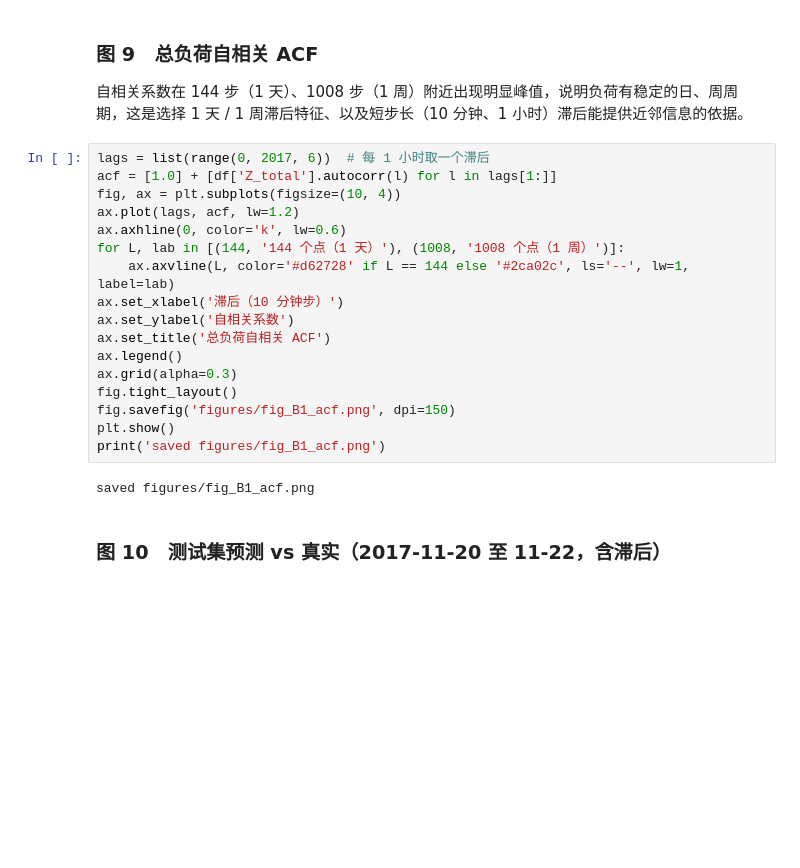
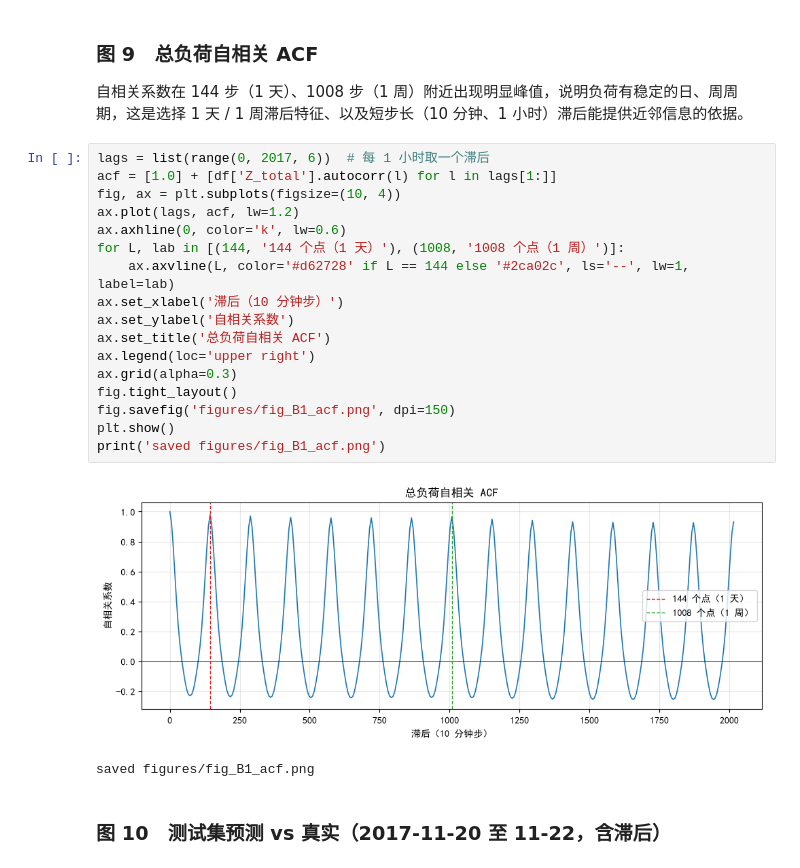
Before and after one commit to zstsyj/City_load, a Jupyter notebook: 02_model.ipynb, the cells around one changed output. Cells and saved outputs as stored; diff of their text form; blank space fills up the shorter version.

```diff
--- a/02_model.ipynb
+++ b/02_model.ipynb
@@ -172,21 +172,22 @@ _print_aligned(disp, right=('RMSE', 'MAE', 'R²', '相对RMSE'))
 # %%
 lags = list(range(0, 2017, 6))  # 每 1 小时取一个滞后
 acf = [1.0] + [df['Z_total'].autocorr(l) for l in lags[1:]]
 fig, ax = plt.subplots(figsize=(10, 4))
 ax.plot(lags, acf, lw=1.2)
 ax.axhline(0, color='k', lw=0.6)
 for L, lab in [(144, '144 个点（1 天）'), (1008, '1008 个点（1 周）')]:
     ax.axvline(L, color='#d62728' if L == 144 else '#2ca02c', ls='--', lw=1, label=lab)
 ax.set_xlabel('滞后（10 分钟步）')
 ax.set_ylabel('自相关系数')
 ax.set_title('总负荷自相关 ACF')
-ax.legend()
+ax.legend(loc='upper right')
 ax.grid(alpha=0.3)
 fig.tight_layout()
 fig.savefig('figures/fig_B1_acf.png', dpi=150)
 plt.show()
 print('saved figures/fig_B1_acf.png')
 # %% [output]
+[figure, added]
 saved figures/fig_B1_acf.png
 # %% [markdown]
 ### 图 10　测试集预测 vs 真实（2017-11-20 至 11-22，含滞后）
```
Also changed, not shown: parts of 4 cells of this notebook, 1 other file.
